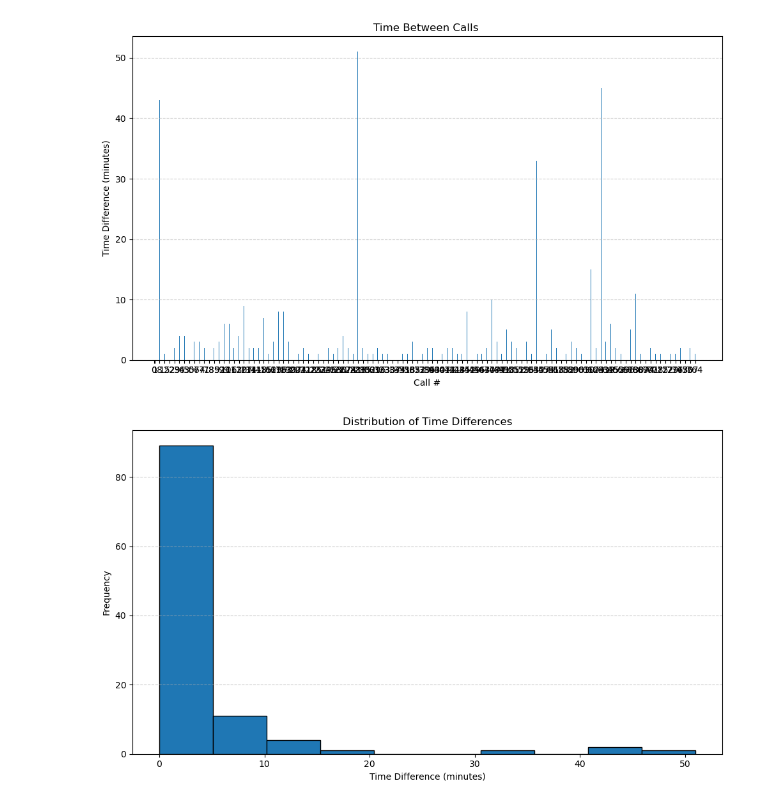
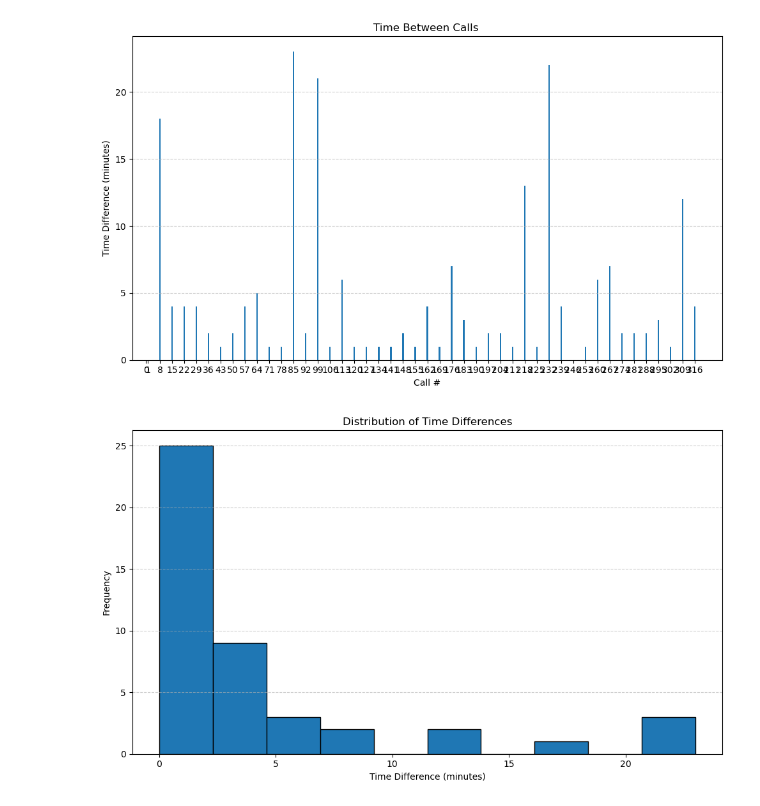
Before and after one commit to rjwrobel86/Python4Statistics, a Jupyter notebook: Notebooks/SlackerTracker.ipynb, the cells around one changed output. Cells and saved outputs as stored; diff of their text form; code cells hidden in the pictures.

```diff
--- a/Notebooks/SlackerTracker.ipynb
+++ b/Notebooks/SlackerTracker.ipynb
@@ -5,7 +5,7 @@ import pandas as pd
 from datetime import datetime
 import matplotlib.pyplot as plt
 
-df = pd.read_csv('/Users/robertwrobel/Downloads/kg2.csv')
+df = pd.read_csv('/Users/robertwrobel/Downloads/kg6.csv')
 df = df.iloc[1::7]
 df['Updated'] = df['Updated'] + "m"
 
@@ -54,2 +59,2 @@ Name: Delay, Length: 111, dtype: timedelta64[ns]
-[figure, old version]
+[figure, new version]
-[figure, old version]
+[figure, new version]
```
Also changed, not shown: parts of 1 cell of this notebook, 31 other files.
